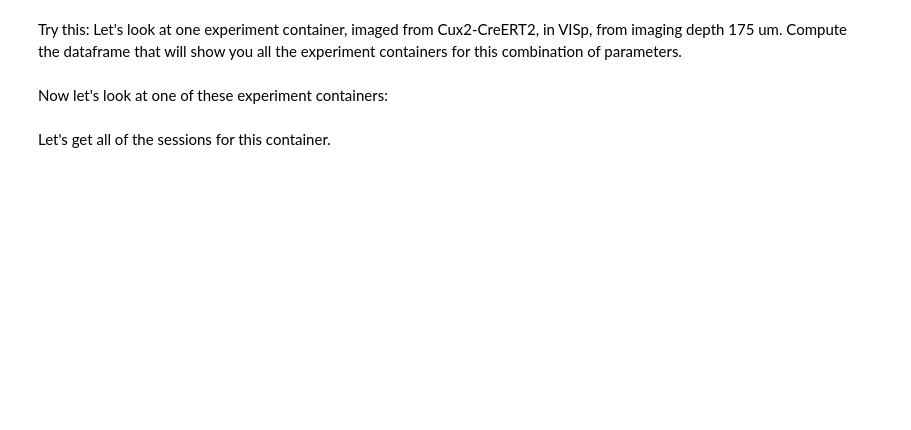
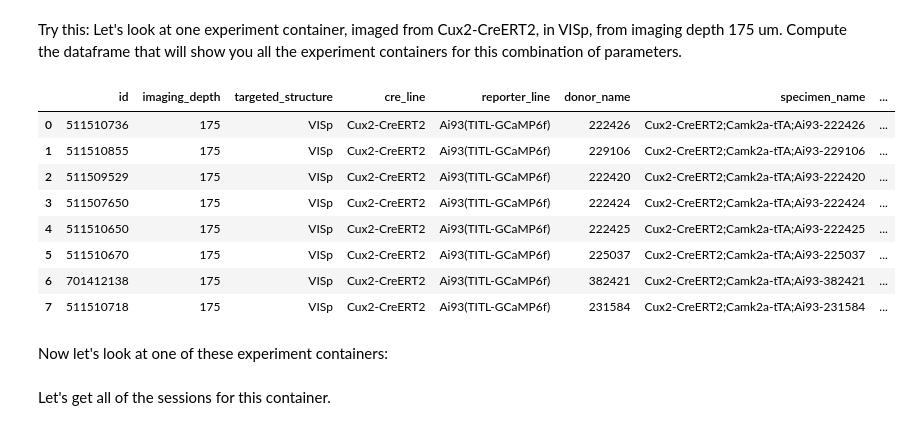
Before and after one commit to mahagueheme-Lesly/TReND-CaMinA, a Jupyter notebook: notebooks/Zambia25/07-to-10-Mon-toThu-AllenTutorial/Session_1_Data_Access.ipynb, the cells around one changed output. Cells and saved outputs as stored; diff of their text form; code cells hidden in the pictures; blank space fills up the shorter version.

Commit message:
Adding specimen ID to lecture

```diff
--- a/notebooks/Zambia25/07-to-10-Mon-toThu-AllenTutorial/Session_1_Data_Access.ipynb
+++ b/notebooks/Zambia25/07-to-10-Mon-toThu-AllenTutorial/Session_1_Data_Access.ipynb
@@ -93,3 +183,17 @@ Try this: Let's look at one experiment container, imaged from Cux2-CreERT2, in V
+# %%
+##################
+exps=boc.get_experiment_containers(cre_lines=[cre_line], targeted_structures=['VISp'], imaging_depths=[175])
+pd.DataFrame(exps)
+# %% [output]
+|  | id | imaging_depth | targeted_structure | cre_line | reporter_line | donor_name | specimen_name | ... |
+| 0 | 511510736 | 175 | VISp | Cux2-CreERT2 | Ai93(TITL-GCaMP6f) | 222426 | Cux2-CreERT2;Camk2a-tTA;Ai93-222426 | ... |
+| 1 | 511510855 | 175 | VISp | Cux2-CreERT2 | Ai93(TITL-GCaMP6f) | 229106 | Cux2-CreERT2;Camk2a-tTA;Ai93-229106 | ... |
+| 2 | 511509529 | 175 | VISp | Cux2-CreERT2 | Ai93(TITL-GCaMP6f) | 222420 | Cux2-CreERT2;Camk2a-tTA;Ai93-222420 | ... |
+| 3 | 511507650 | 175 | VISp | Cux2-CreERT2 | Ai93(TITL-GCaMP6f) | 222424 | Cux2-CreERT2;Camk2a-tTA;Ai93-222424 | ... |
+| 4 | 511510650 | 175 | VISp | Cux2-CreERT2 | Ai93(TITL-GCaMP6f) | 222425 | Cux2-CreERT2;Camk2a-tTA;Ai93-222425 | ... |
+| 5 | 511510670 | 175 | VISp | Cux2-CreERT2 | Ai93(TITL-GCaMP6f) | 225037 | Cux2-CreERT2;Camk2a-tTA;Ai93-225037 | ... |
+| 6 | 701412138 | 175 | VISp | Cux2-CreERT2 | Ai93(TITL-GCaMP6f) | 382421 | Cux2-CreERT2;Camk2a-tTA;Ai93-382421 | ... |
+| 7 | 511510718 | 175 | VISp | Cux2-CreERT2 | Ai93(TITL-GCaMP6f) | 231584 | Cux2-CreERT2;Camk2a-tTA;Ai93-231584 | ... |
 # %% [markdown]
 Now let's look at one of these experiment containers:
 # %%
```
Also changed, not shown: parts of 64 cells of this notebook, 1 other file.
